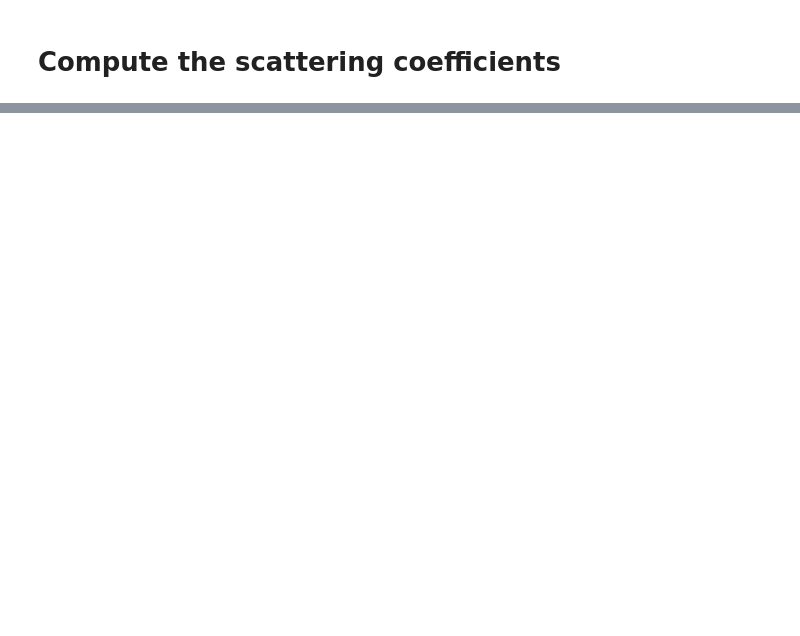
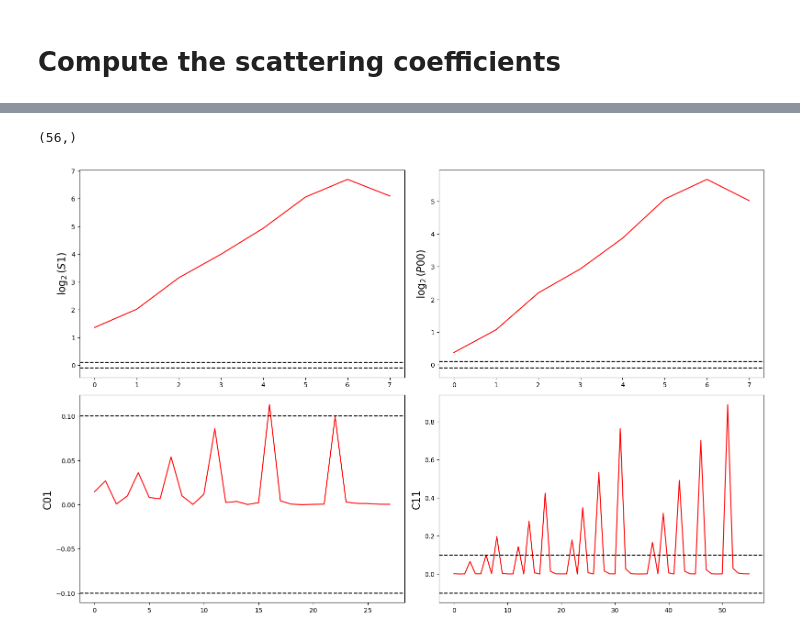
Before and after one commit to mousset/scatcovJAX, a Jupyter notebook: Notebooks/compute_scattering_coeff.ipynb, the cells around one changed output, grey strips where cells are left out. Saved outputs shown, nothing was run; the diff lists cells and outputs as text; code cells hidden in the pictures; blank space fills up the shorter version.

```diff
--- a/Notebooks/compute_scattering_coeff.ipynb
+++ b/Notebooks/compute_scattering_coeff.ipynb
@@ -96,0 +139,46 @@ plt.show()
+# %%
+# Normalize by the STD over realisations
+stdS1 = np.std(S1_all, axis=0)
+stdP00 = np.std(P00_all, axis=0)
+stdC01 = np.std(C01_all, axis=0)
+stdC11 = np.std(C11_all, axis=0)
+
+avgS1 = np.mean(S1_all, axis=0)
+avgP00 = np.mean(P00_all, axis=0)
+avgC01 = np.mean(C01_all, axis=0)
+avgC11 = np.mean(C11_all, axis=0)
+# %%
+stdC11.shape
+# %% [output]
+(56,)
+# %%
+def forplot(ax):
+    # ax.legend(fontsize=16)
+    ax.axhline(-1/np.sqrt(nreals), color='k', ls='--')
+    ax.axhline(1/np.sqrt(nreals), color='k', ls='--')
+    return
+
+fig, axs = plt.subplots(2, 2, figsize=(16, 10))
+axs = axs.ravel()
+
+axs[0].plot(np.log2(avgS1 / stdS1), 'r')
+axs[0].set_ylabel(r'$\log_2(S1)$', fontsize=16)
+forplot(axs[0])
+
+axs[1].plot(np.log2(avgP00 / stdP00), 'r')
+axs[1].set_ylabel(r'$\log_2(P00)$', fontsize=16)
+forplot(axs[1])
+
+axs[2].plot(np.abs(avgC01), 'r')
+axs[2].set_ylabel('C01', fontsize=16)
+forplot(axs[2])
+# axs[2].set_yscale('log')
+
+axs[3].plot(np.abs(avgC11), 'r')
+axs[3].set_ylabel('C11', fontsize=16)
+forplot(axs[3])
+# axs[3].set_yscale('log')
+
+fig.tight_layout()
+# %% [output]
+[figure, added]
```
Also changed, not shown: parts of 7 cells of this notebook, 1 other file.
